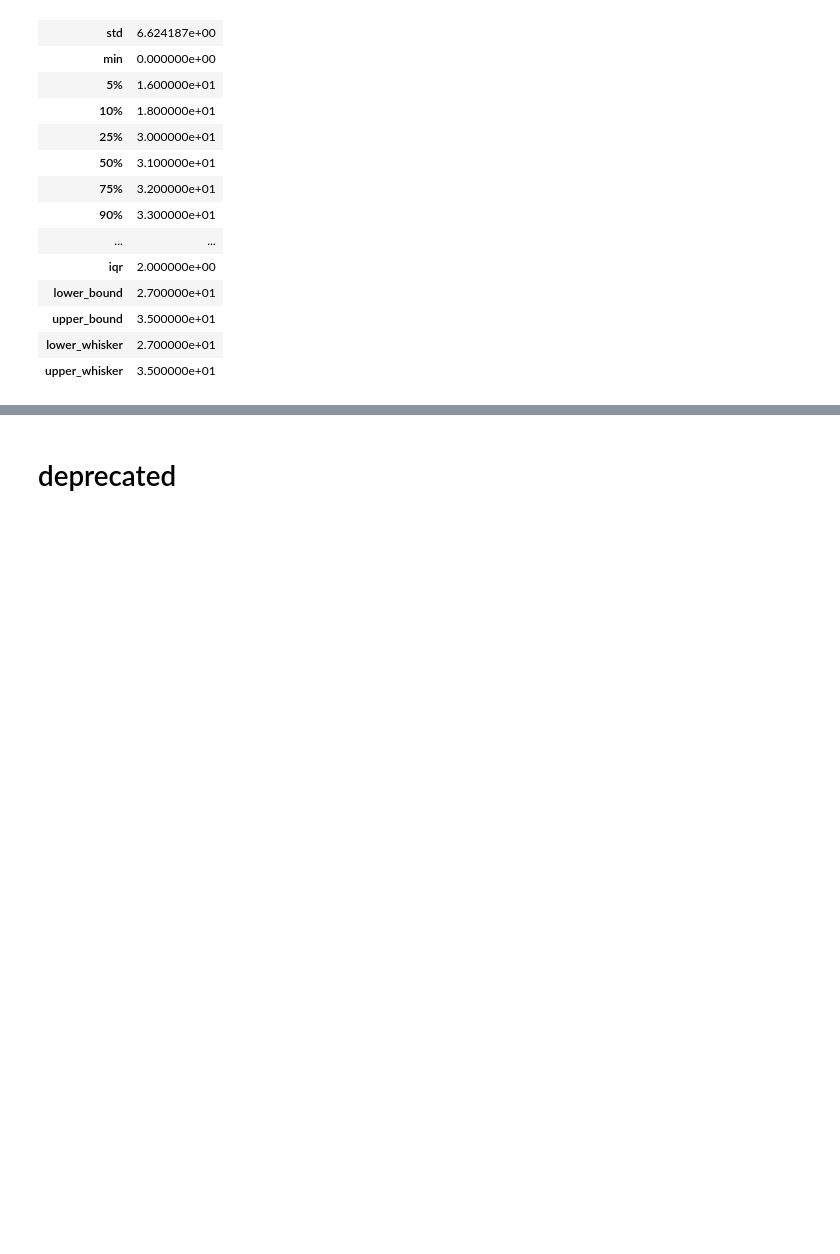
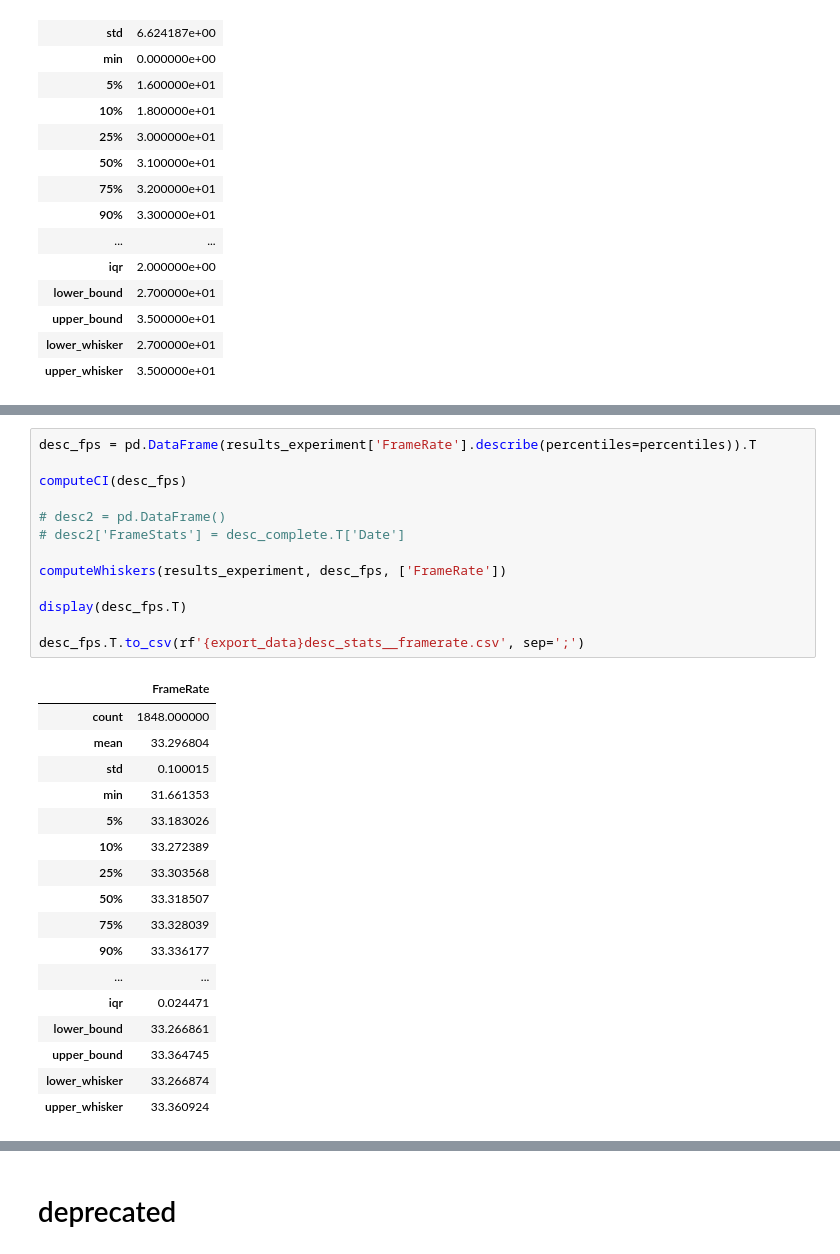
Before and after one commit to visualengineers/reflex-muc-2023, a Jupyter notebook: code/study_frametimes.ipynb, the cells around one changed output, grey strips where cells are left out. Cells and saved outputs as stored; diff of their text form; blank space fills up the shorter version.

```diff
--- a/code/study_frametimes.ipynb
+++ b/code/study_frametimes.ipynb
@@ -327,0 +368,31 @@ desc_complete.T.to_csv(rf'{export_data}desc_stats__framestats_complete.csv', sep
+# %%
+desc_fps = pd.DataFrame(results_experiment['FrameRate'].describe(percentiles=percentiles)).T
+
+computeCI(desc_fps)
+
+# desc2 = pd.DataFrame()
+# desc2['FrameStats'] = desc_complete.T['Date']
+
+computeWhiskers(results_experiment, desc_fps, ['FrameRate'])
+
+display(desc_fps.T)
+
+desc_fps.T.to_csv(rf'{export_data}desc_stats__framerate.csv', sep=';')
+# %% [output]
+|  | FrameRate |
+| count | 1848.000000 |
+| mean | 33.296804 |
+| std | 0.100015 |
+| min | 31.661353 |
+| 5% | 33.183026 |
+| 10% | 33.272389 |
+| 25% | 33.303568 |
+| 50% | 33.318507 |
+| 75% | 33.328039 |
+| 90% | 33.336177 |
+| ... | ... |
+| iqr | 0.024471 |
+| lower_bound | 33.266861 |
+| upper_bound | 33.364745 |
+| lower_whisker | 33.266874 |
+| upper_whisker | 33.360924 |
```
Also changed, not shown: parts of 3 cells of this notebook, 6 other files.
